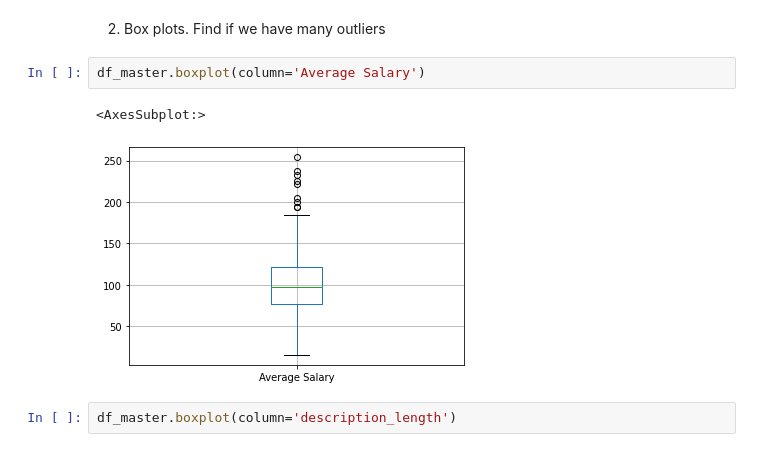
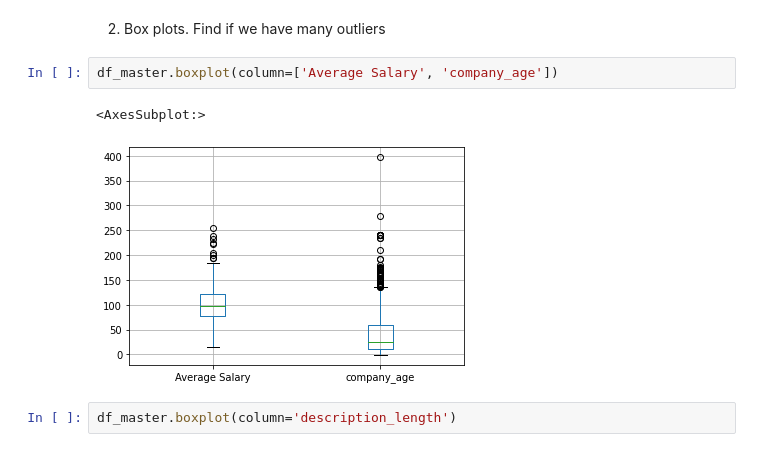
Before and after one commit to vytautasmu/Python_mokymai, a Jupyter notebook: final_work_vcs.ipynb, the cells around one changed output. Cells and saved outputs as stored; diff of their text form.

```diff
--- a/final_work_vcs.ipynb
+++ b/final_work_vcs.ipynb
@@ -418,10 +390,10 @@ ax = sns.histplot(data = df_master, x = 'Average Salary')
 # %% [markdown]
 2. Box plots. Find if we have many outliers
 # %%
-df_master.boxplot(column='Average Salary')
+df_master.boxplot(column=['Average Salary', 'company_age'])
 # %% [output]
 <AxesSubplot:>
-[figure, old version]
+[figure, new version]
 # %%
 df_master.boxplot(column='description_length')
 # %% [output]
```
Also changed, not shown: parts of 17 cells of this notebook.
